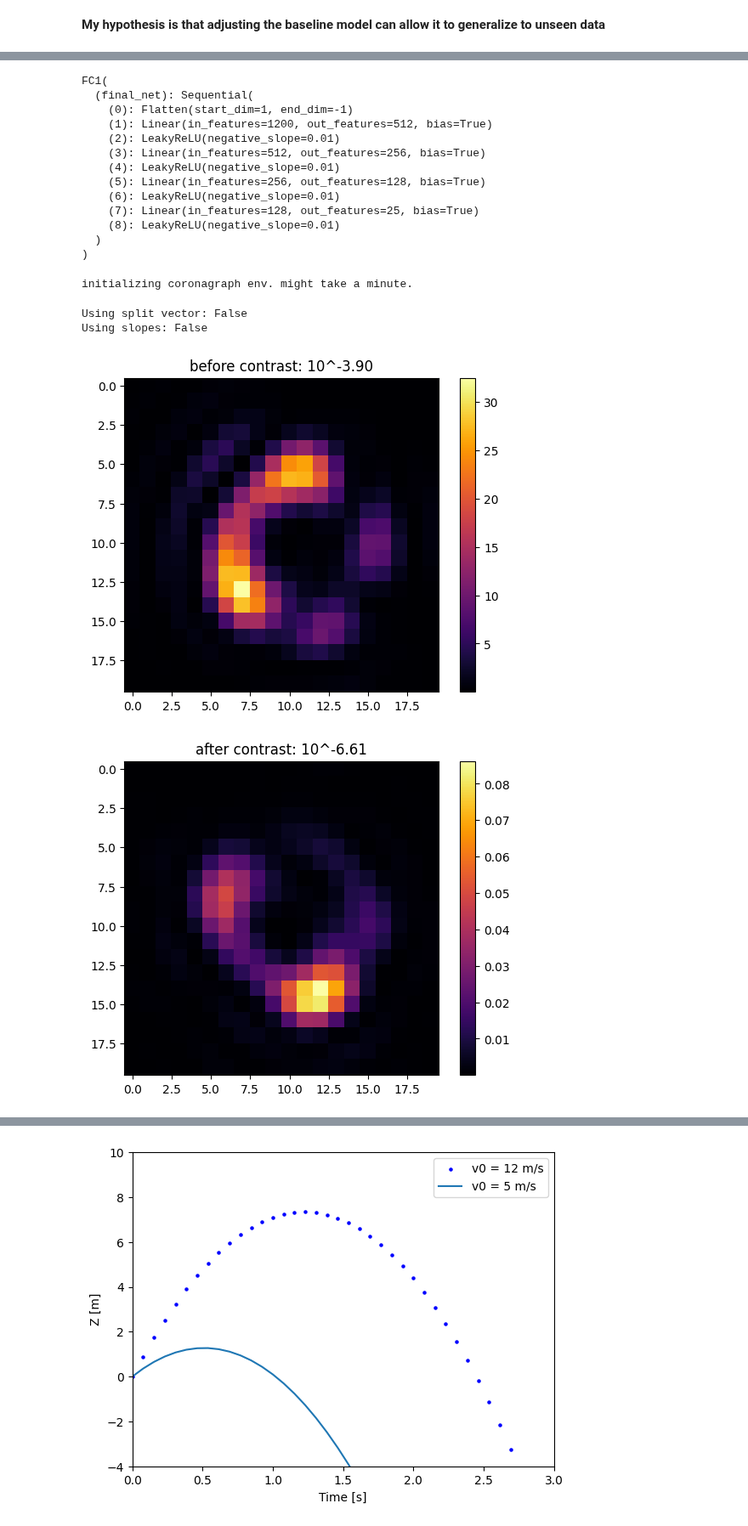
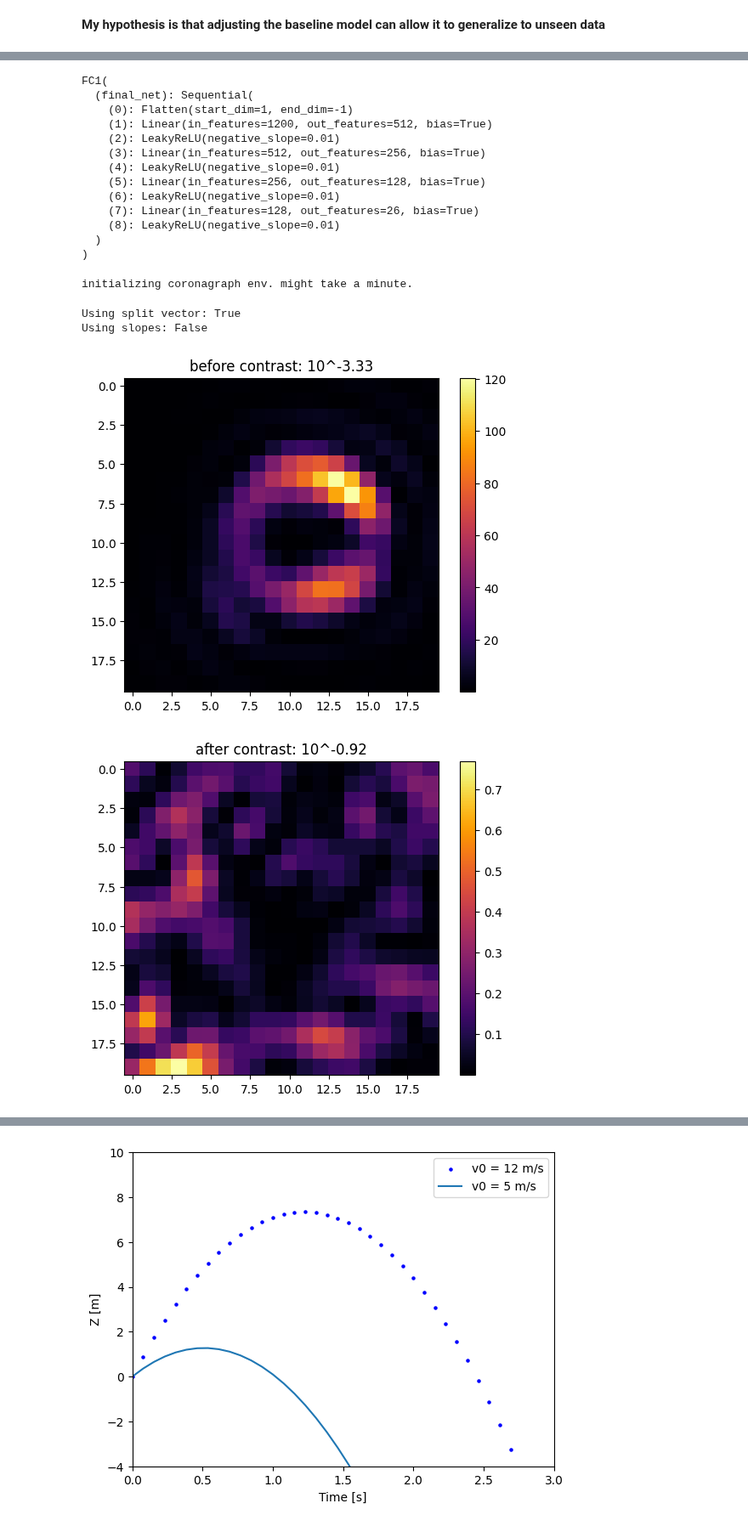
Before and after one commit to AlexeiKorolev/NASA-RL-Wavefront-Control, a Jupyter notebook: RL/scaling_regularization.ipynb, the cells around one changed output, grey strips where cells are left out. Shown at 85% size. Cells and saved outputs as stored; diff of their text form; code cells hidden in the pictures.

```diff
--- a/RL/scaling_regularization.ipynb
+++ b/RL/scaling_regularization.ipynb
@@ -15,7 +18,7 @@ paths_path = r"info\paths.json"
 with open(paths_path, 'r') as f:
     paths = json.load(f)
 
-model_path = paths["zscore std dev 0"]
+model_path = paths["split vector std dev 1e-8"]
 # %%
 metrics_path = model_path + r'\metrics.json'
 
@@ -99,7 +82,7 @@ FC1(
     (4): LeakyReLU(negative_slope=0.01)
     (5): Linear(in_features=256, out_features=128, bias=True)
     (6): LeakyReLU(negative_slope=0.01)
-    (7): Linear(in_features=128, out_features=25, bias=True)
+    (7): Linear(in_features=128, out_features=26, bias=True)
     (8): LeakyReLU(negative_slope=0.01)
   )
 )
@@ -124,7 +107,7 @@ import tqdm
 nudge_vec = metrics_data['dataset_meta']['nudge_vector']
 delta_t = metrics_data['dataset_meta']['dataset_config']['delta_t']
 dm_random_noise = metrics_data['dataset_meta']['dataset_config']['dm_random_noise']
-N = 5
+N = 1
 
 train_type = metrics_data['args'].get('train_type', 'images')
 slopes_train = (train_type == "slopes")
@@ -143,9 +126,9 @@ y_std = metrics_data['y_norm']['std']
 
 similarities = []
 
-noise_levels = np.linspace(1e-9, 1e-7, 1)
+noise_levels = np.linspace(1e-9, 3e-7, 1000)
 
-noise_levels = [1e-7] # [1e-8, 5e-8, 1e-7, 2e-7, 3e-7, 4e-7]
+# noise_levels = [2e-7] # [1e-8, 5e-8, 1e-7, 2e-7, 3e-7, 4e-7]
 
 contrasts = []
 predictions = []
@@ -164,7 +147,7 @@ for noise in tqdm.tqdm(noise_levels):
             original_contrast = env.get_contrast(delta_t=1e15)
             contrasts.append(original_contrast)
 
-            imgs = env.generate_diversity_images(delta_t=delta_t, noise_enabled=False)
+            imgs = env.generate_diversity_images(delta_t=1e-1, noise_enabled=False)
 
             slopes = env.get_slopes()
 
@@ -198,33 +181,33 @@ for noise in tqdm.tqdm(noise_levels):
             similarities.append(cos_sim)
             # print(f"cosine_similarity: {cos_sim:.6f}")
 
             env.deformable_mirror.flatten()
             env.deformable_mirror.actuators = original - np.array(y_pred)
             new_contrast = env.get_contrast(delta_t=1e15)
             contrast_differences.append((original_contrast - new_contrast) / original_contrast)
 
 
     # print(f"Noise level: {noise}")
     # print(f"  avg prediction magnitude: {np.mean(prediction_magnitudes)}")
     # print(f"  avg contrast improvement: {np.mean(contrast_differences)}")
     # print(f"  avg cosine similarity: {np.mean(similarities)}")
 
 # print(f"avg prediction magnitude: {np.mean(prediction_magnitudes)}")
 # print(f"avg contrast improvement: {np.mean(contrast_differences)}")
 # print(f"avg cosine similarity: {np.mean(similarities)}")
 
 img4 = torch.asarray(env.get_camera_image(delta_t=delta_t, noise_enabled=False), dtype=torch.float)
 plt.imshow(imgs[0][0] if not slopes_train else imgs[0], cmap='inferno')
 plt.title(f"before contrast: 10^{np.log10(original_contrast):.02f}")
 plt.colorbar()
 plt.show()
 
 plt.imshow(img4, cmap='inferno')
 plt.title(f"after contrast: 10^{np.log10(new_contrast):.02f}")
 plt.colorbar()
 plt.show()
 # %% [output]
-Using split vector: False
+Using split vector: True
 Using slopes: False
-[figure, old version]
+[figure, new version]
-[figure, old version]
+[figure, new version]
```
Also changed, not shown: parts of 14 cells of this notebook, 10 other files.
